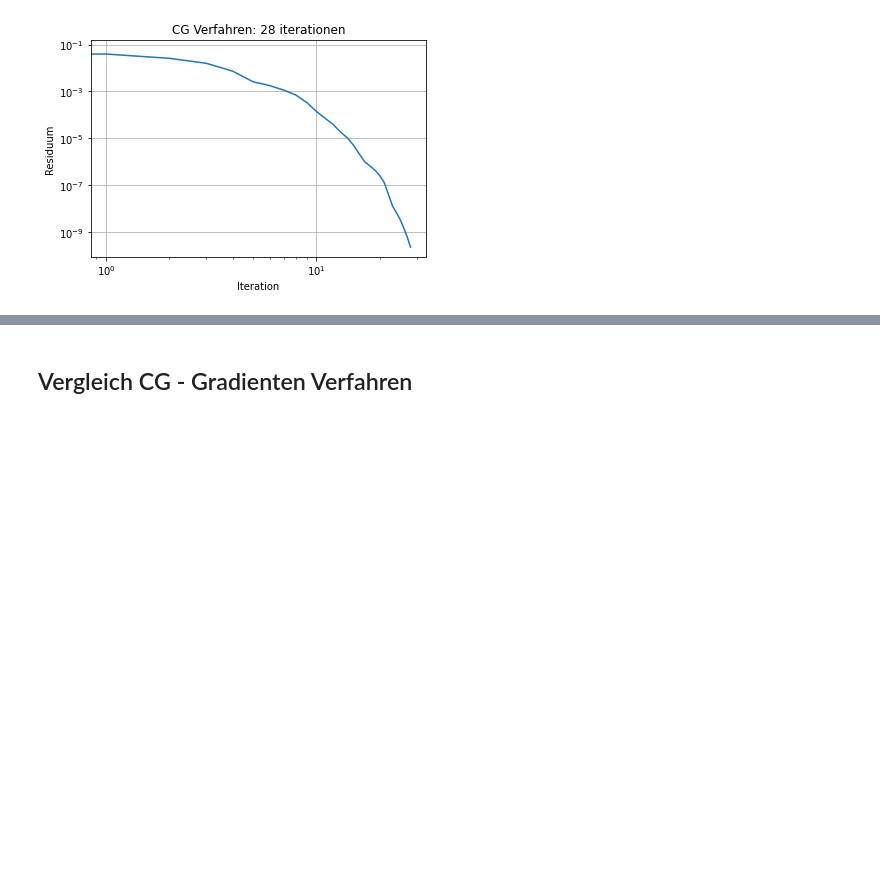
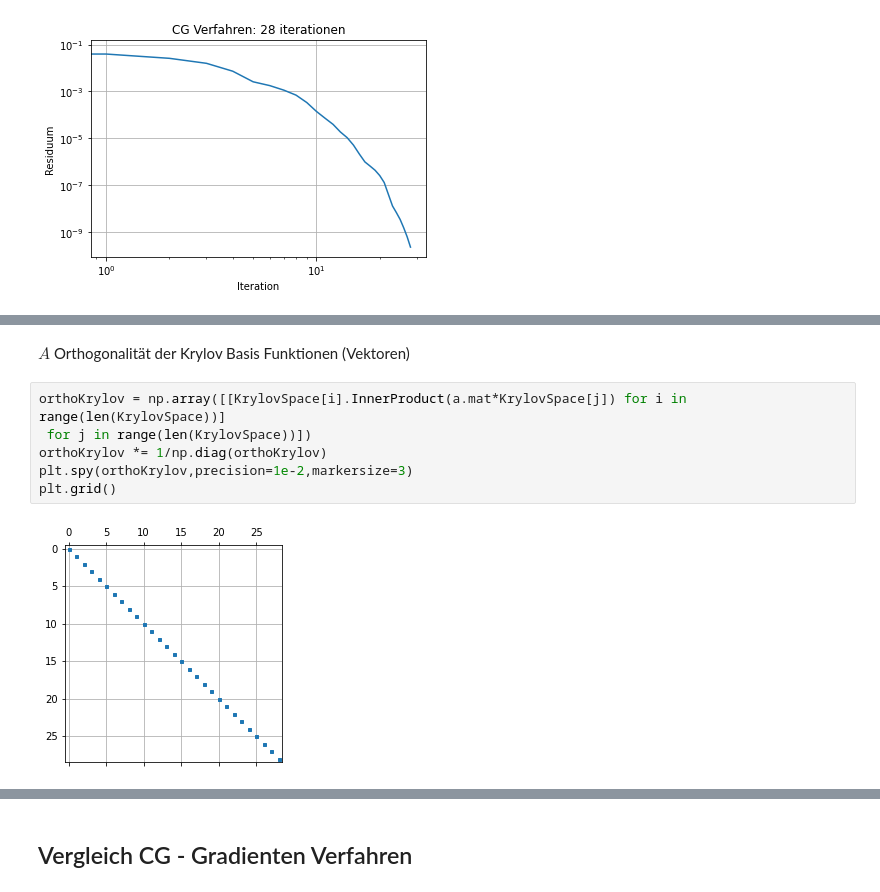
Before and after one commit to omerasipi/HanaScriptos, a Jupyter notebook: NumerikPDE/CGVerfahren.ipynb, the cells around one changed output, grey strips where cells are left out. Cells and saved outputs as stored; diff of their text form; blank space fills up the shorter version.

```diff
--- a/NumerikPDE/CGVerfahren.ipynb
+++ b/NumerikPDE/CGVerfahren.ipynb
@@ -207,0 +217,10 @@ BaseWebGuiScene
+# %% [markdown]
+$A$ Orthogonalität der Krylov Basis Funktionen (Vektoren)
+# %%
+orthoKrylov = np.array([[KrylovSpace[i].InnerProduct(a.mat*KrylovSpace[j]) for i in range(len(KrylovSpace))]
+ for j in range(len(KrylovSpace))])
+orthoKrylov *= 1/np.diag(orthoKrylov)
+plt.spy(orthoKrylov,precision=1e-2,markersize=3)
+plt.grid()
+# %% [output]
+[figure, added]
```
Also changed, not shown: parts of 9 cells of this notebook.
